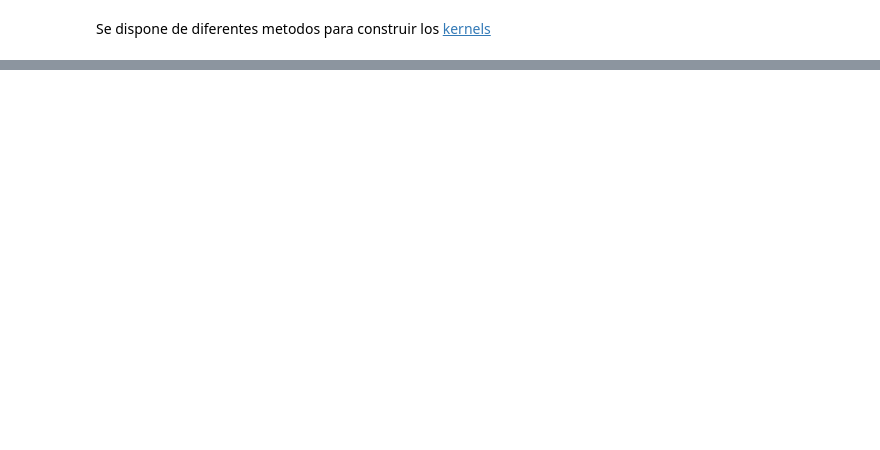
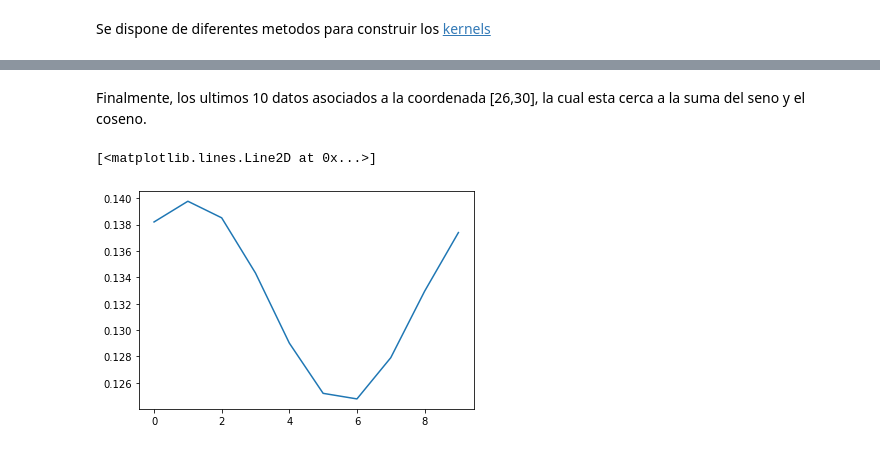
Before and after one commit to cdguarnizo/MAPE_ITM, a Jupyter notebook: Espacio-Temporal/AnalisisEspacial.ipynb, the cells around one changed output, grey strips where cells are left out. Saved outputs shown, nothing was run; the diff lists cells and outputs as text; code cells hidden in the pictures; blank space fills up the shorter version.

```diff
--- a/Espacio-Temporal/AnalisisEspacial.ipynb
+++ b/Espacio-Temporal/AnalisisEspacial.ipynb
@@ -138,0 +224,7 @@ class GPRegressionModel(gpytorch.models.ExactGP):
+# %% [markdown]
+Finalmente, los ultimos 10 datos asociados a la coordenada [26,30], la cual esta cerca a la suma del seno y el coseno.
+# %%
+plt.plot(f_mean[20:])
+# %% [output]
+[<matplotlib.lines.Line2D at 0x...>]
+[figure, added]
```
Also changed, not shown: parts of 31 cells of this notebook.
